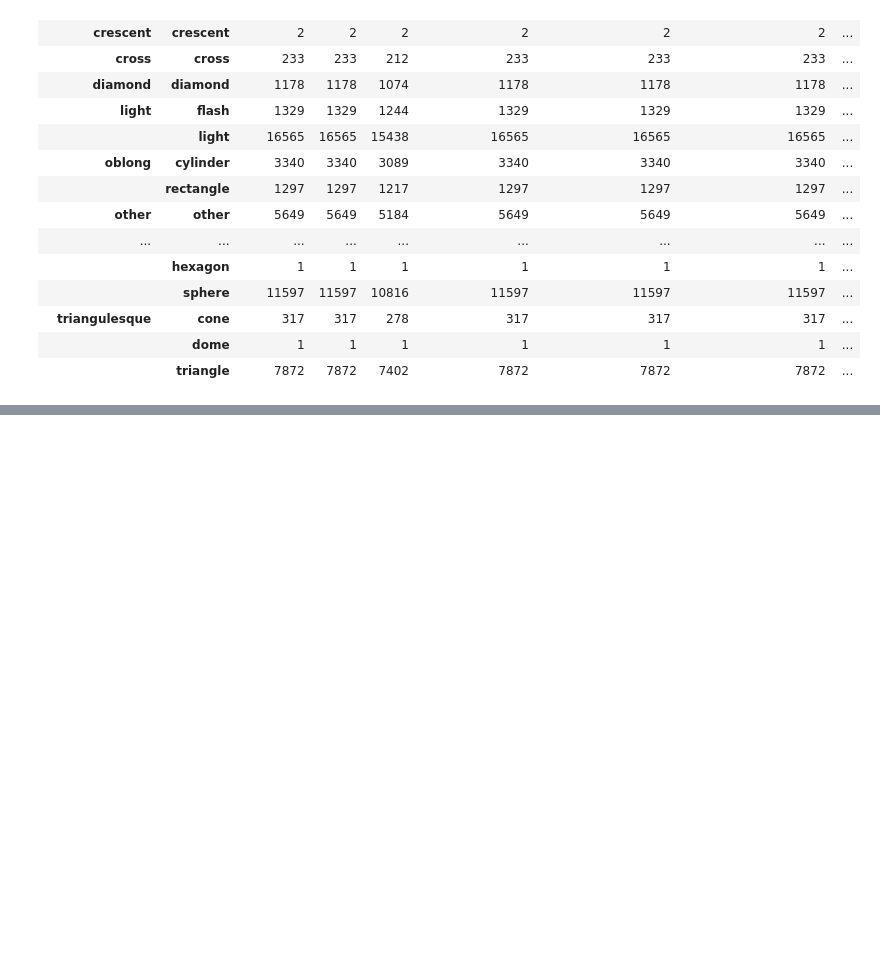
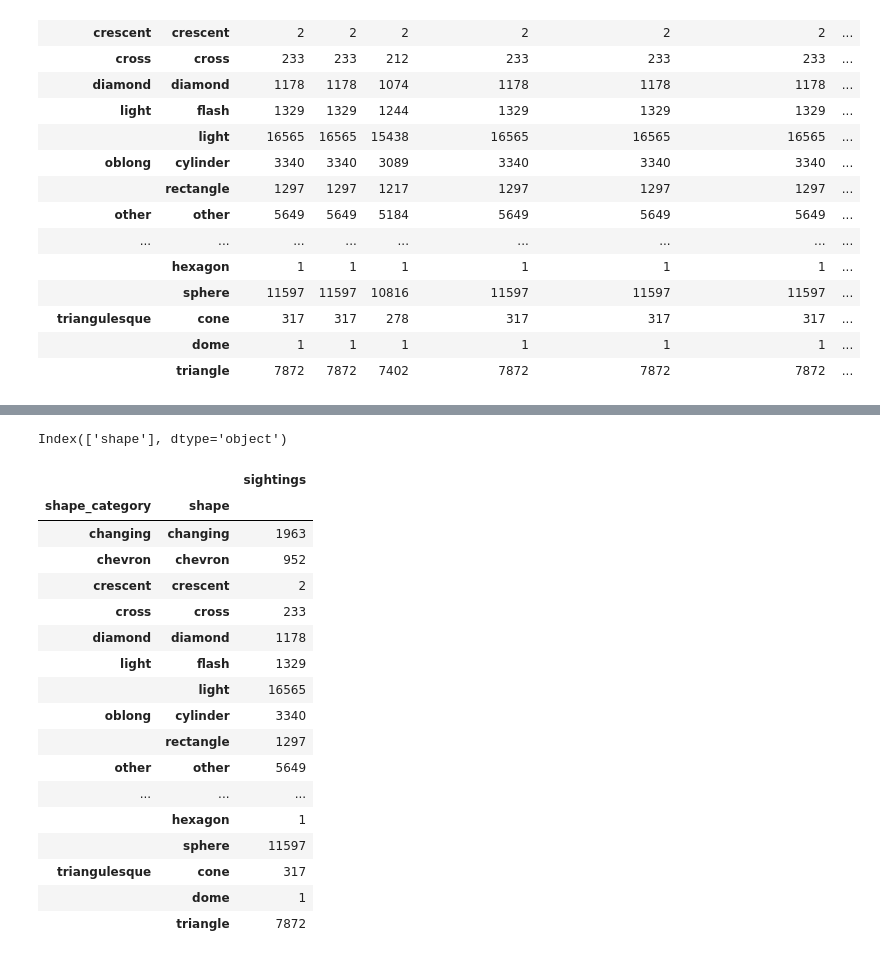
Before and after one commit to AmyWagarCinch/UFO-Sighting-Analysis, a Jupyter notebook: UFO_shapes.ipynb, the cells around one changed output, grey strips where cells are left out. Saved outputs shown, nothing was run; the diff lists cells and outputs as text; code cells hidden in the pictures; blank space fills up the shorter version.

Commit message:
refined shape data further

```diff
--- a/UFO_shapes.ipynb
+++ b/UFO_shapes.ipynb
@@ -218,4 +218,4 @@ grouped_by_shape.count()
 |  | dome | 1 | 1 | 1 | 1 | 1 | 1 | ... |
 |  | triangle | 7872 | 7872 | 7402 | 7872 | 7872 | 7872 | ... |
 # %%
-grouped_by_shape1 = grouped_by_shape[["shape_category", "shape"]]
+grouped_by_shape1 = grouped_by_shape[["shape"]]
@@ -242,0 +222,4 @@ grouped_by_shape1.count()
+# %%
+grouped_df = grouped_by_shape1.count()
+
+grouped_df.head()
@@ -242,0 +234,26 @@ grouped_by_shape1.count()
+# %%
+grouped_df.columns
+# %% [output]
+Index(['shape'], dtype='object')
+# %%
+grouped_by_shape_df = grouped_df.rename(columns={"shape":"sightings"})
+grouped_by_shape_df
+# %% [output]
+|  |  | sightings |
+| shape_category | shape |  |
+| changing | changing | 1963 |
+| chevron | chevron | 952 |
+| crescent | crescent | 2 |
+| cross | cross | 233 |
+| diamond | diamond | 1178 |
+| light | flash | 1329 |
+|  | light | 16565 |
+| oblong | cylinder | 3340 |
+|  | rectangle | 1297 |
+| other | other | 5649 |
+| ... | ... | ... |
+|  | hexagon | 1 |
+|  | sphere | 11597 |
+| triangulesque | cone | 317 |
+|  | dome | 1 |
+|  | triangle | 7872 |
```
Also changed, not shown: parts of 2 cells of this notebook.
